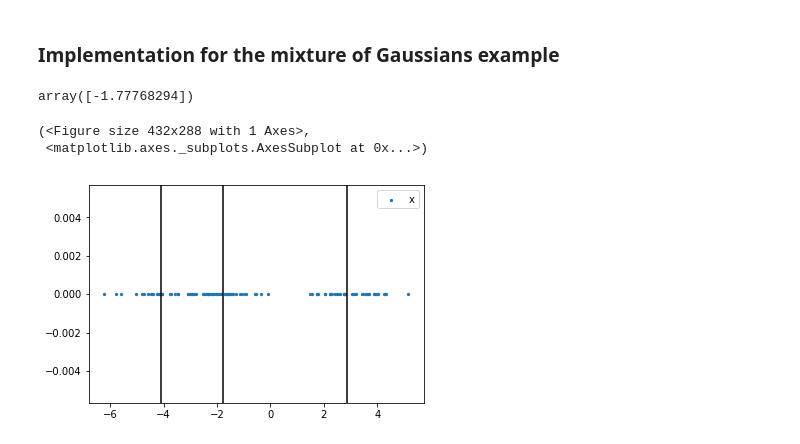
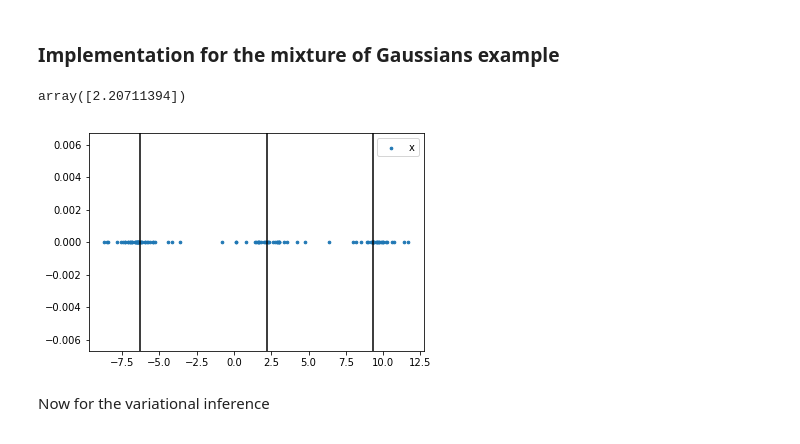
Before and after one commit to mbarsbey/Eigenfaces-basisfaces, a Jupyter notebook: variational-inference.ipynb, the cells around one changed output. Drawn from its saved outputs; the diff is of its cells as text; code cells hidden in the pictures.

```diff
--- a/variational-inference.ipynb
+++ b/variational-inference.ipynb
@@ -216,7 +216,7 @@ from scipy.stats import multinomial
 def plot_mog(x, means, N, title=""):
     y = np.repeat(0, N)
     fig, ax = plt.subplots()
-    ax.scatter(x, y, label="x", s=5)
+    ax.scatter(x, y, label="x", s=7)
     ax.set_title(title)
     for mean in means:
         ax.axvline(mean, c="black")
@@ -229,14 +229,14 @@ sigma_k = 1
 N = 100
 K = 3
 # %%
-#means = norm(mu_0, sigma_0).rvs(size=3)
-means = np.array([-1.77768294,  2.86416801, -4.07905112])
+means = norm(mu_0, sigma_0).rvs(size=3)
+#means = np.array([-1.77768294,  2.86416801, -4.07905112])
 # %%
 multi = multinomial(n=1,p=np.repeat(1./K, K))
 # %%
 multi.rvs() @ means
 # %% [output]
-array([-1.77768294])
+array([2.20711394])
 # %%
 c = multinomial(n=1,p=np.repeat(1./K, K)).rvs(N)
 x = []
@@ -247,8 +247,8 @@ for i in range(N):
     x.append(x_i)
 x = np.array(x)
 # %%
-plot_mog(x,  means, N)
+fig, ax = plot_mog(x,  means, N)
 # %% [output]
-(<Figure size 432x288 with 1 Axes>,
- <matplotlib.axes._subplots.AxesSubplot at 0x...>)
-[figure, old version]
+[figure, new version]
+# %% [markdown]
+Now for the variational inference
```
Also changed, not shown: parts of 4 cells of this notebook.
